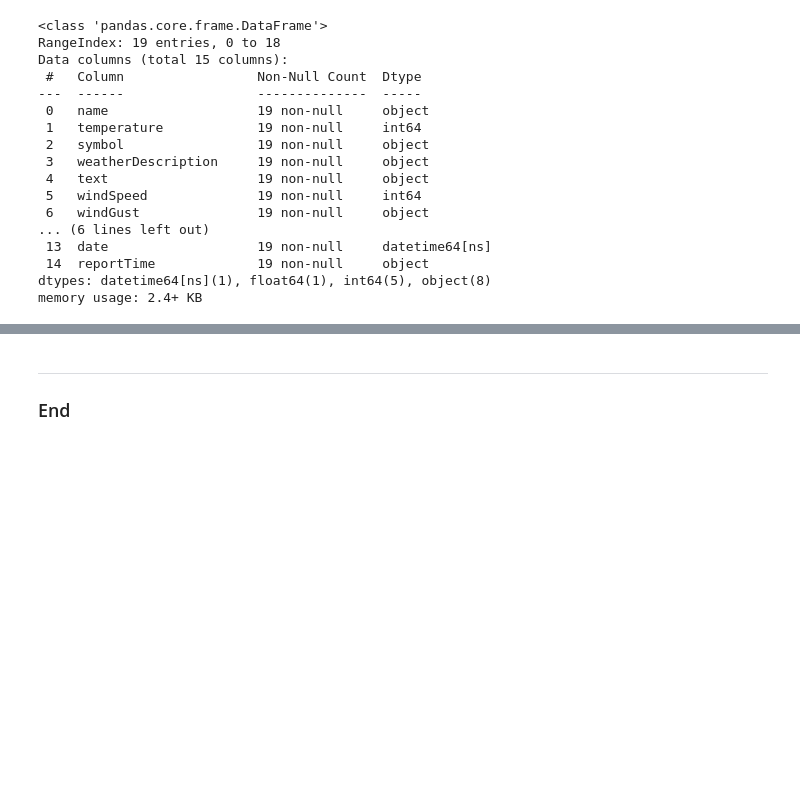
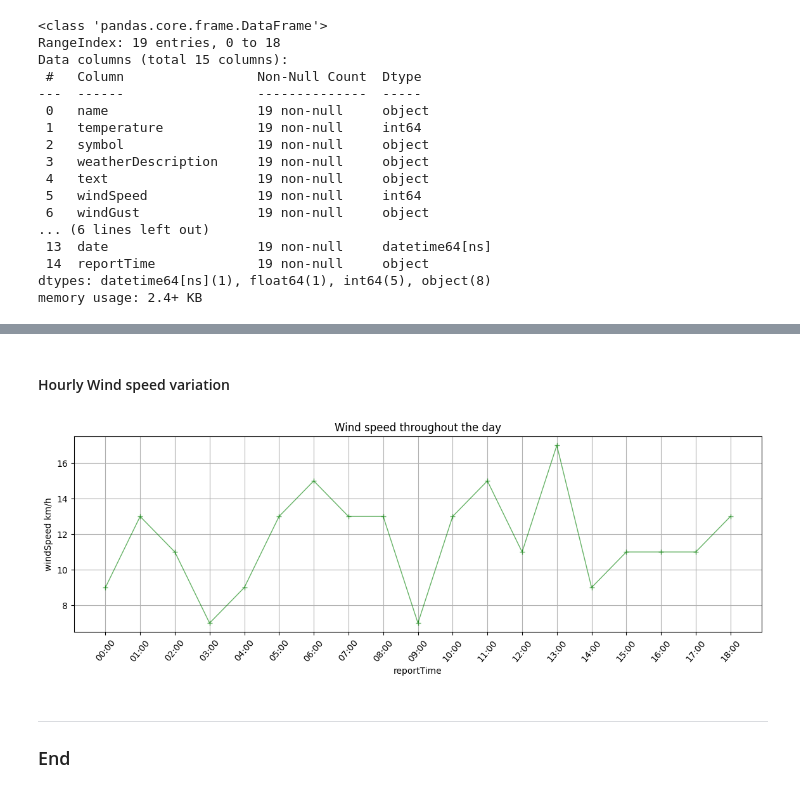
Before and after one commit to Noemidiaz/computer_infrastructure, a Jupyter notebook: weather.ipynb, the cells around one changed output, grey strips where cells are left out. Cells and saved outputs as stored; diff of their text form; code cells hidden in the pictures; blank space fills up the shorter version.

```diff
--- a/weather.ipynb
+++ b/weather.ipynb
@@ -51,0 +73,17 @@ memory usage: 2.4+ KB
+# %% [markdown]
+
+#### Hourly Wind speed variation
+# %%
+# Plotting the wind speed throughout the day
+plt.figure(figsize=(14, 4))
+plt.plot(df['reportTime'], df['windSpeed'], color="green", linestyle="-", linewidth="1", marker="+", alpha=0.6)
+
+plt.xlabel("reportTime")
+plt.ylabel("windSpeed km/h")
+plt.title("Wind speed throughout the day")
+
+plt.xticks(rotation=50)
+plt.grid(True)
+plt.show()
+# %% [output]
+[figure, added]
```
Also changed, not shown: parts of 8 cells of this notebook.
